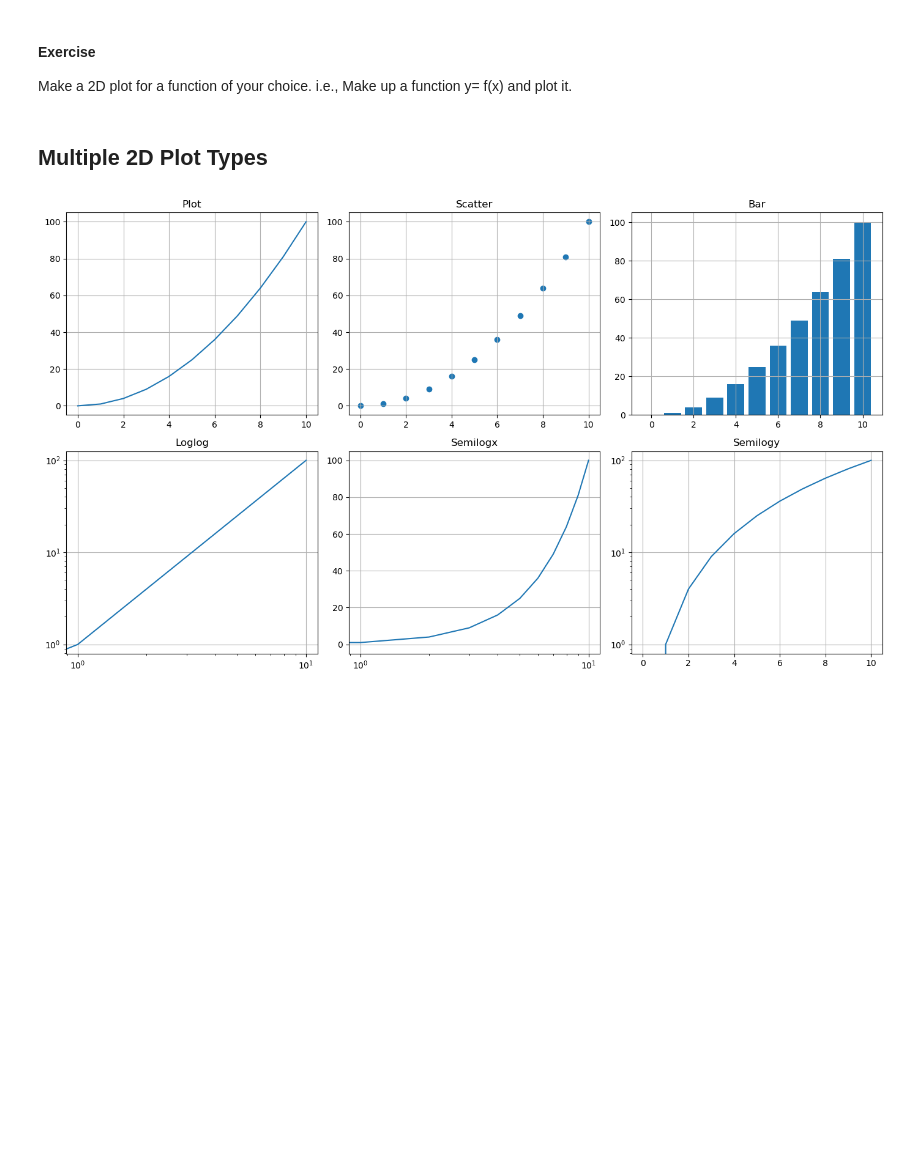
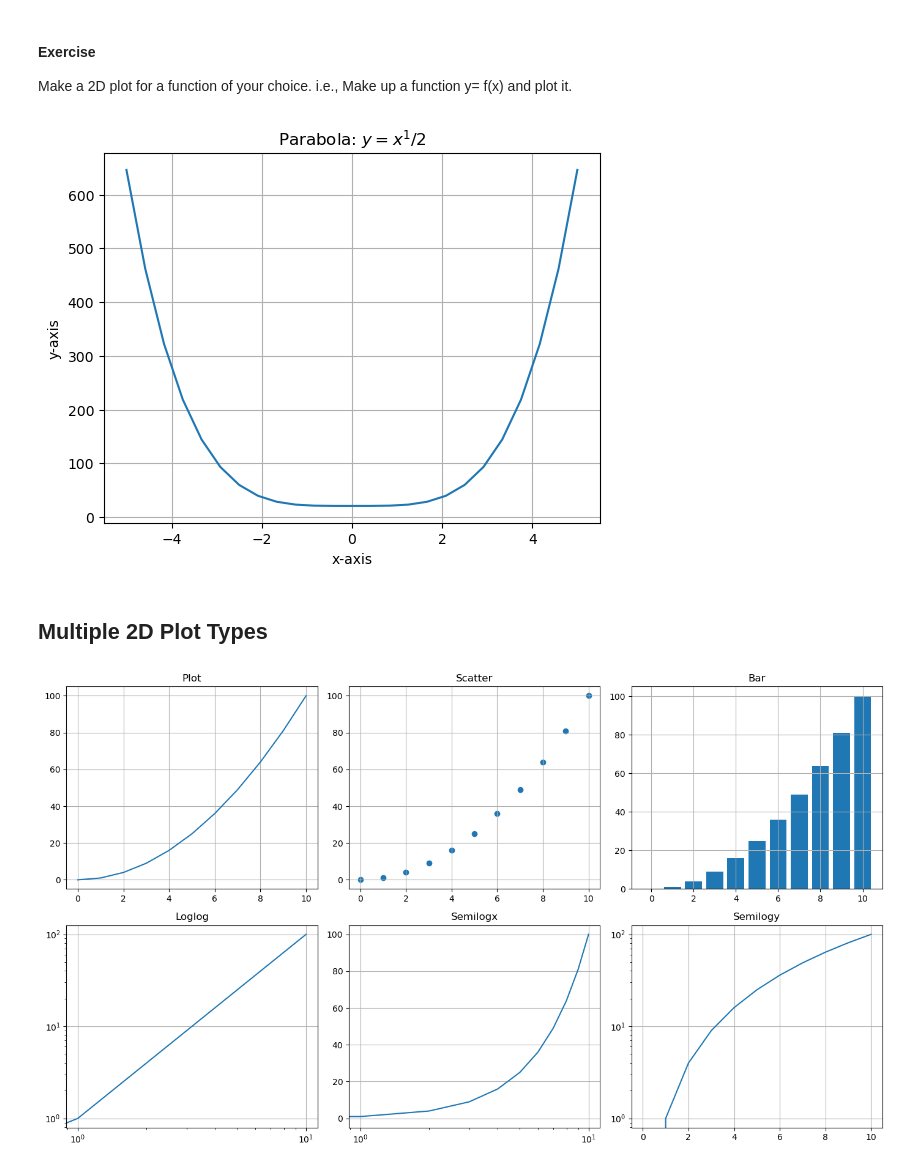
Before and after one commit to dyaoch/dyaochSU_MEGR2810_FQ25, a Jupyter notebook: Lecture 6 - Python Plotting.ipynb, the cells around one changed output. Cells and saved outputs as stored; diff of their text form; code cells hidden in the pictures; blank space fills up the shorter version.

```diff
--- a/Lecture 6 - Python Plotting.ipynb
+++ b/Lecture 6 - Python Plotting.ipynb
@@ -267,6 +270,20 @@ plt.show()
 Make a 2D plot for a function of your choice. i.e., Make up a function y= f(x) and plot it.
 # %%
 # Your code here
+
+import matplotlib.pyplot as plt
+import numpy as np
+
+x = np.linspace(-5, 5, 25)
+y = x ** 4 + 21
+plt.plot(x,y)
+plt.title("Parabola: $y = x^1/2$")
+plt.xlabel("x-axis")
+plt.ylabel("y-axis")
+plt.grid()
+plt.show()
+# %% [output]
+[figure, added]
 # %% [markdown]
 ## Multiple 2D Plot Types
 # %%
```
Also changed, not shown: parts of 7 cells of this notebook.
